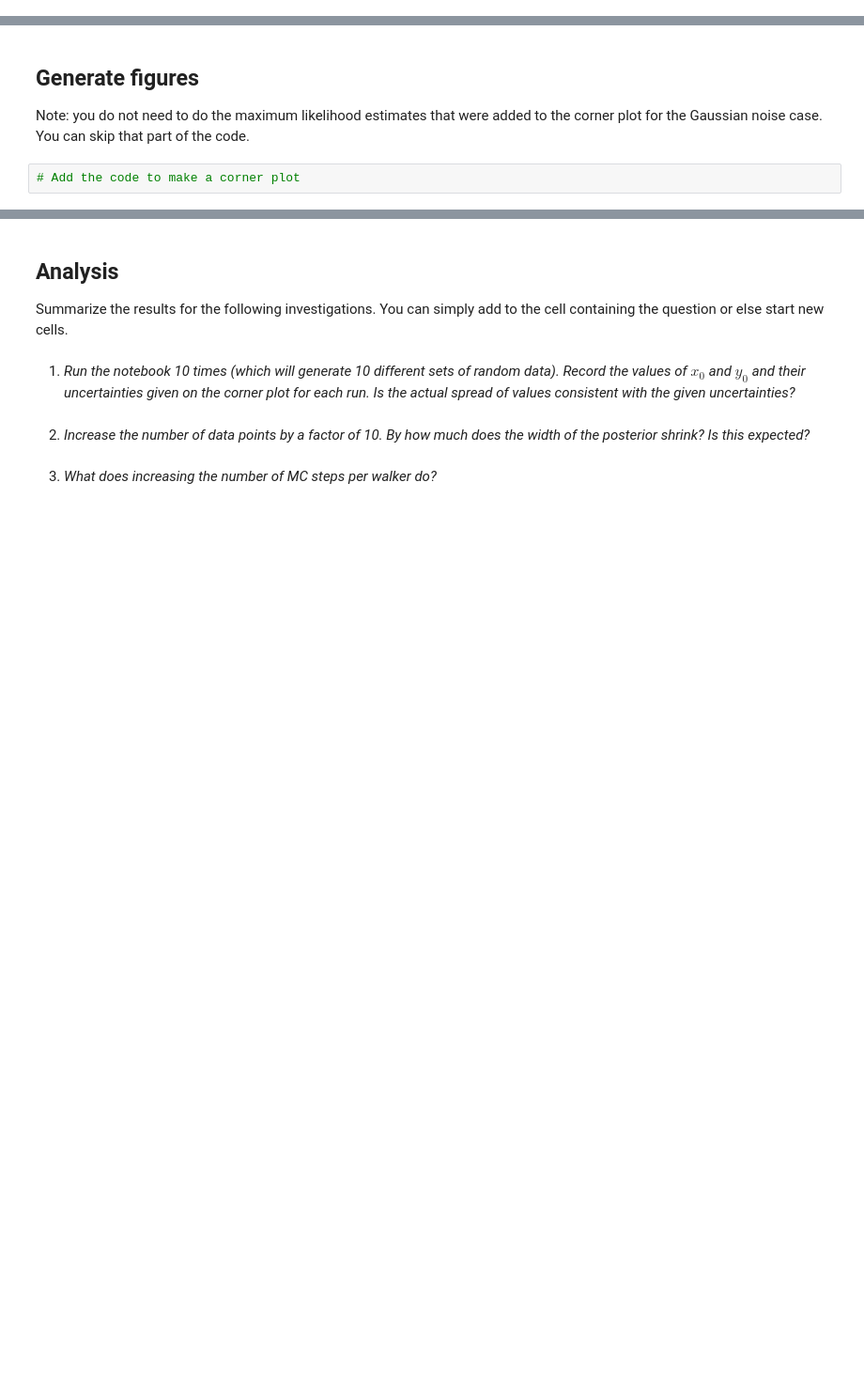
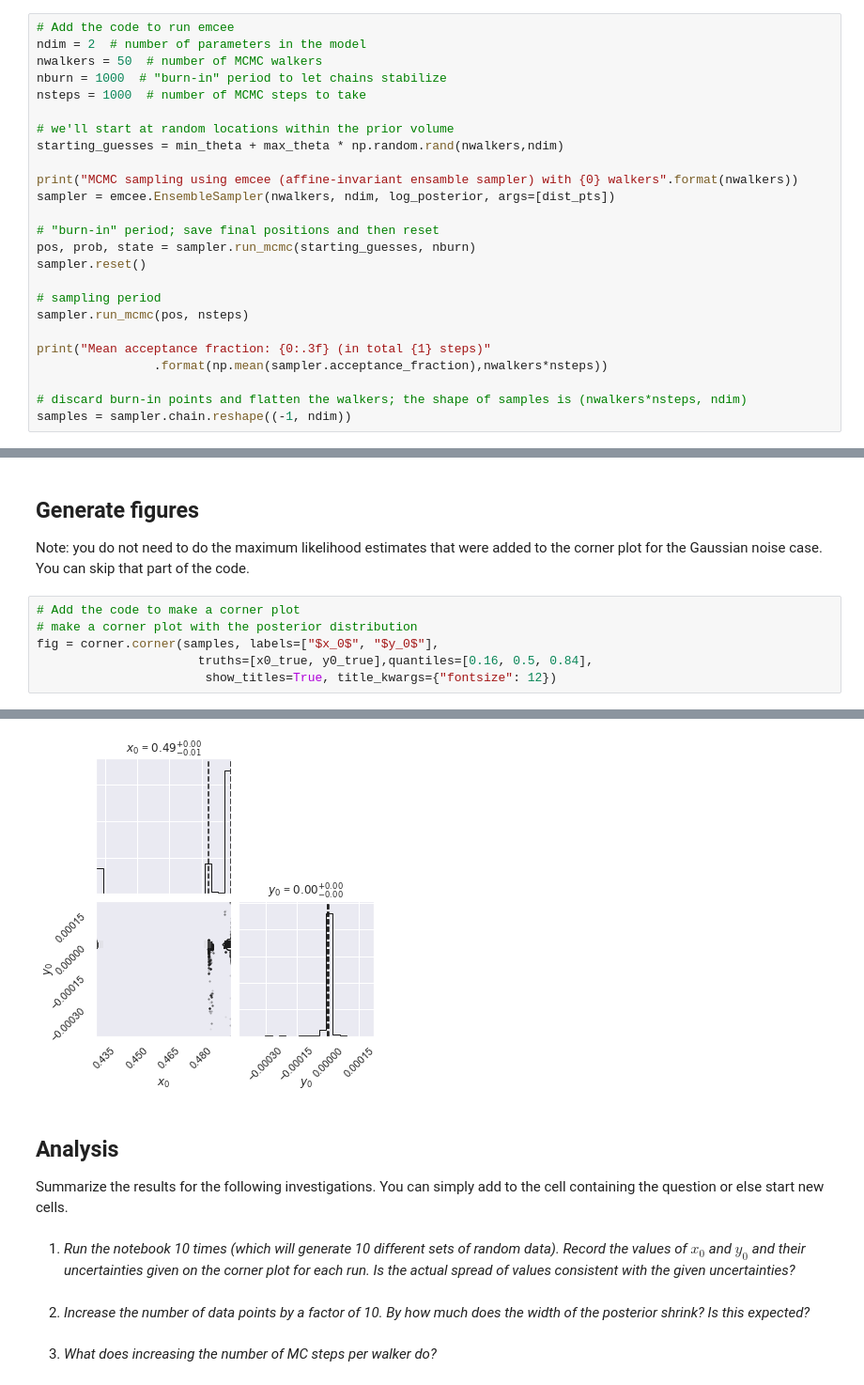
Before and after one commit to toej93/Physics-8805, a Jupyter notebook: assignments/Assignment_1.ipynb, the cells around one changed output, grey strips where cells are left out. Shown at 94% size. Drawn from its saved outputs; the diff is of its cells as text; blank space fills up the shorter version.

```diff
--- a/assignments/Assignment_1.ipynb
+++ b/assignments/Assignment_1.ipynb
@@ -54,0 +145,25 @@ Copy-and-paste here the code from `radioactive_lighthouse_exercise.ipynb` used t
+# %%
+# Add the code to run emcee
+ndim = 2  # number of parameters in the model
+nwalkers = 50  # number of MCMC walkers
+nburn = 1000  # "burn-in" period to let chains stabilize
+nsteps = 1000  # number of MCMC steps to take
+
+# we'll start at random locations within the prior volume
+starting_guesses = min_theta + max_theta * np.random.rand(nwalkers,ndim)
+
+print("MCMC sampling using emcee (affine-invariant ensamble sampler) with {0} walkers".format(nwalkers))
+sampler = emcee.EnsembleSampler(nwalkers, ndim, log_posterior, args=[dist_pts])
+
+# "burn-in" period; save final positions and then reset
+pos, prob, state = sampler.run_mcmc(starting_guesses, nburn)
+sampler.reset()
+
+# sampling period
+sampler.run_mcmc(pos, nsteps)
+
+print("Mean acceptance fraction: {0:.3f} (in total {1} steps)"
+                .format(np.mean(sampler.acceptance_fraction),nwalkers*nsteps))
+
+# discard burn-in points and flatten the walkers; the shape of samples is (nwalkers*nsteps, ndim)
+samples = sampler.chain.reshape((-1, ndim))
@@ -56,5 +190,10 @@ Copy-and-paste here the code from `radioactive_lighthouse_exercise.ipynb` used t
 ## Generate figures
 
 Note: you do not need to do the maximum likelihood estimates that were added to the corner plot for the Gaussian noise case.  You can skip that part of the code.
-# %%
-# Add the code to make a corner plot
+# %%
+# Add the code to make a corner plot
+# make a corner plot with the posterior distribution
+fig = corner.corner(samples, labels=["$x_0$", "$y_0$"],
+                      truths=[x0_true, y0_true],quantiles=[0.16, 0.5, 0.84],
+                       show_titles=True, title_kwargs={"fontsize": 12})
+# %% [output]
@@ -61,3 +201,4 @@ Note: you do not need to do the maximum likelihood estimates that were added to
+[figure, added]
 # %% [markdown]
 ## Analysis
 
```
Also changed, not shown: parts of 12 cells of this notebook, 2 other files.
